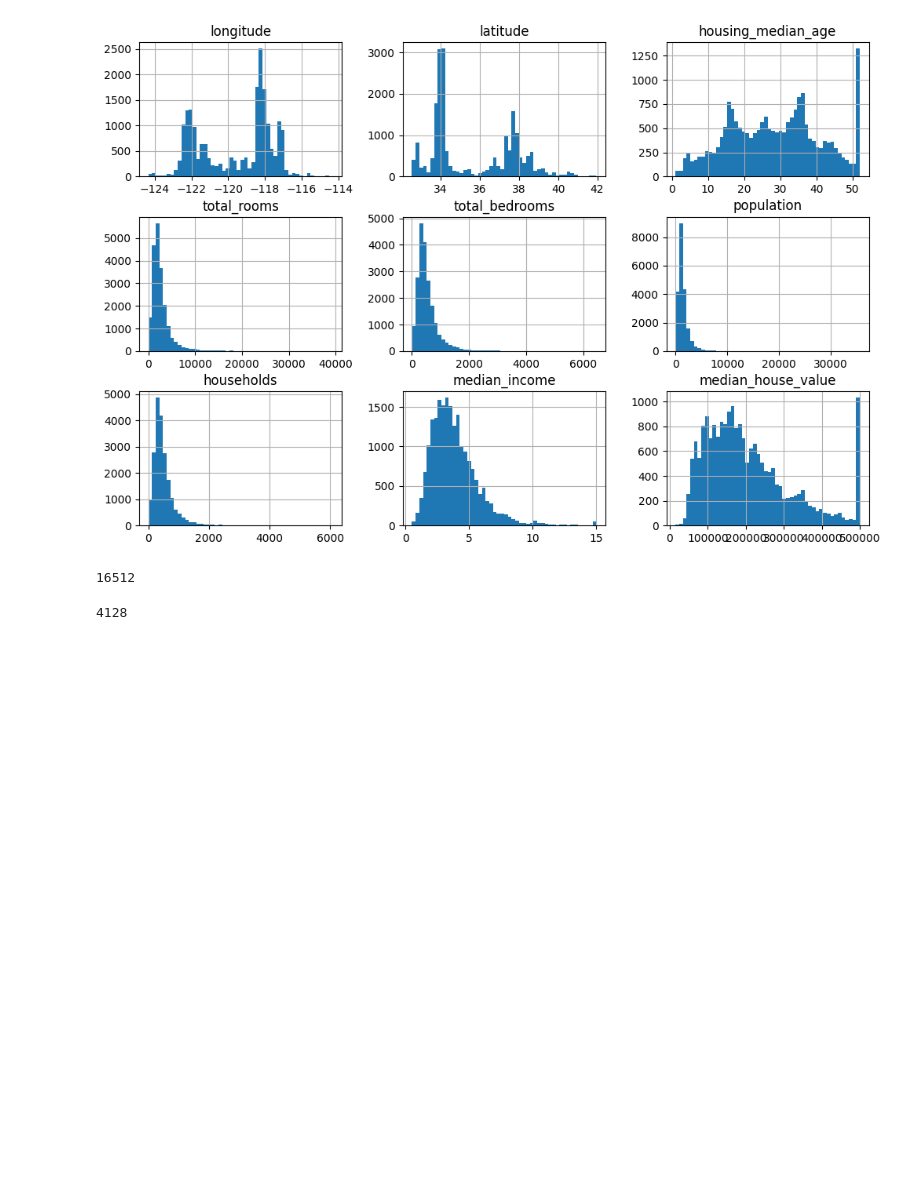
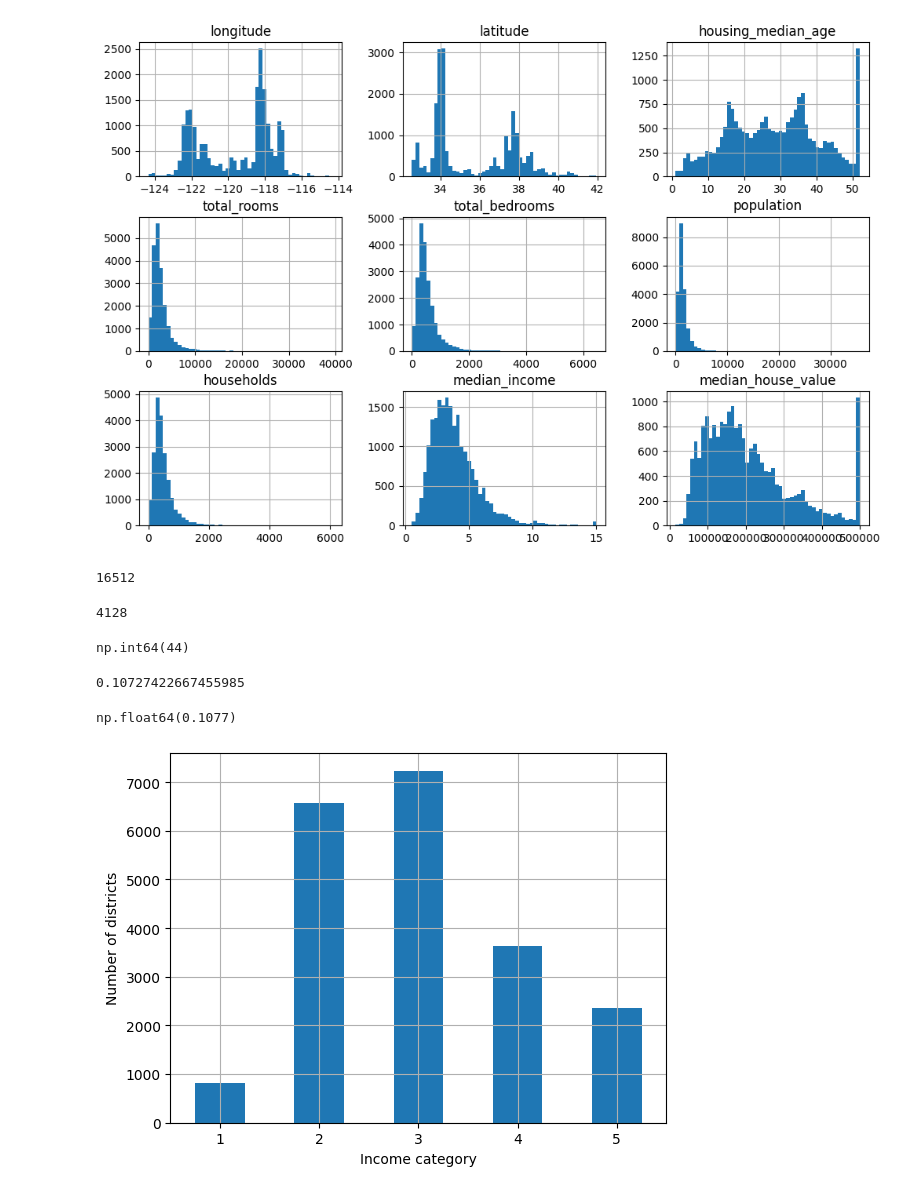
Before and after one commit to BhuvanChaithanya/HandsOnMachineLearningWithScikitLearnAndPytorch, a Jupyter notebook: Chapter2/script.ipynb, the cells around one changed output. Drawn from its saved outputs; the diff is of its cells as text; code cells hidden in the pictures; blank space fills up the shorter version.

```diff
--- a/Chapter2/script.ipynb
+++ b/Chapter2/script.ipynb
@@ -107,0 +117,35 @@ train_set, test_set = split_train_test_by_id(housing_with_id, 0.2, "index")
+# %%
+test_set["total_bedrooms"].isnull().sum()
+# %% [output]
+np.int64(44)
+# %%
+
+from scipy.stats import binom
+
+sample_size = 1000
+ratio_female = 0.516
+proba_too_small = binom(sample_size, ratio_female).cdf(490 - 1)
+proba_too_large = 1 - binom(sample_size, ratio_female).cdf(540)
+print(proba_too_small + proba_too_large)
+# %% [output]
+0.10727422667455985
+# %%
+rng = np.random.default_rng(seed=42)
+samples = (rng.random((100_000, sample_size)) < ratio_female).sum(axis=1)
+((samples < 490) | (samples > 540)).mean()
+# %% [output]
+np.float64(0.1077)
+# %%
+housing_full["income_cat"] = pd.cut(housing_full["median_income"],
+                                    bins=[0., 1.5, 3.0, 4.5, 6., np.inf],
+                                    labels=[1, 2, 3, 4, 5])
+# %%
+
+cat_counts = housing_full["income_cat"].value_counts().sort_index()
+cat_counts.plot.bar(rot=0, grid=True)
+plt.xlabel("Income category")
+plt.ylabel("Number of districts")
+
+plt.show()
+# %% [output]
+[figure, added]
```
Also changed, not shown: parts of 52 cells of this notebook, 3 other files.
